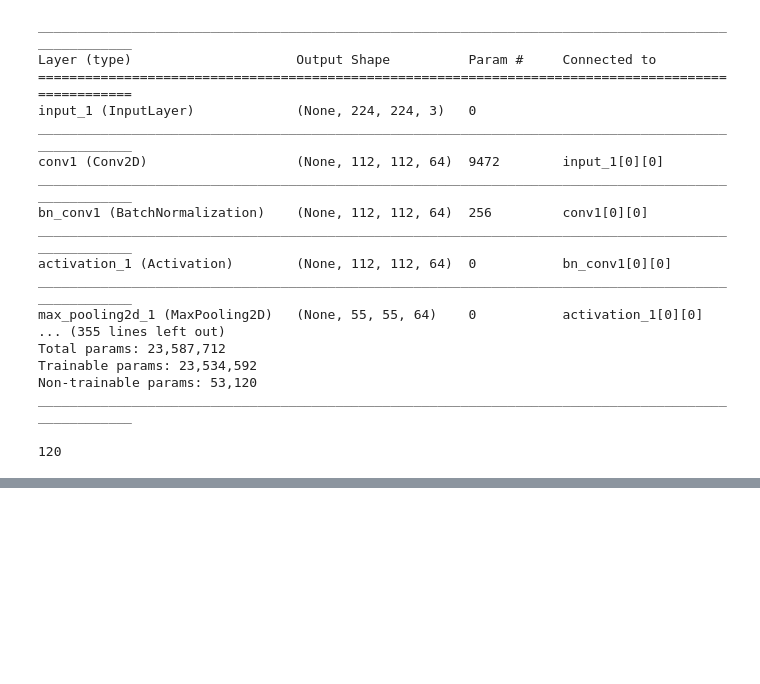
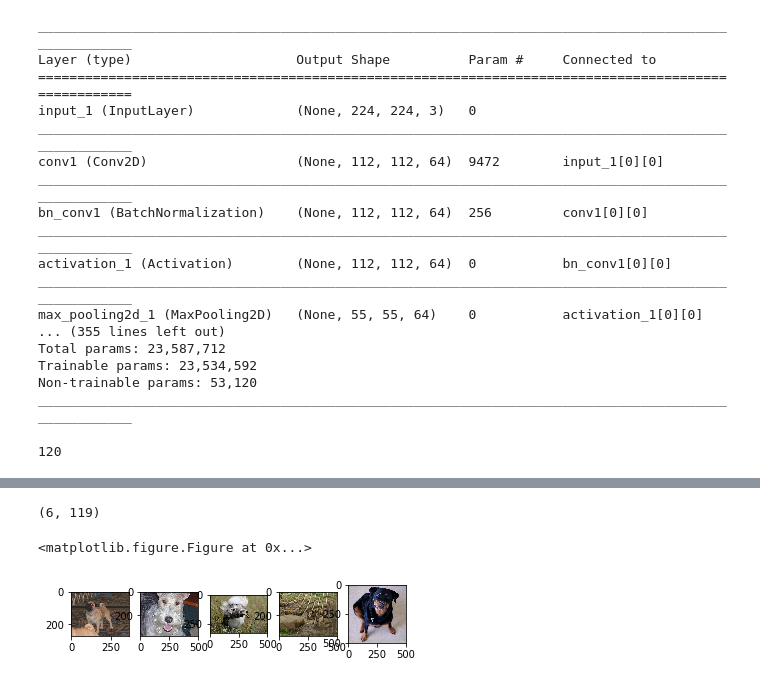
Before and after one commit to pfulop/resnetMyTensor, a Jupyter notebook: Lab5.ipynb, the cells around one changed output, grey strips where cells are left out. Drawn from its saved outputs; the diff is of its cells as text; code cells hidden in the pictures; blank space fills up the shorter version.

```diff
--- a/Lab5.ipynb
+++ b/Lab5.ipynb
@@ -66,0 +277,15 @@ Epoch 1/1
+# %%
+f = plt.figure(figsize=(12,6))
+imgs
+print((correct[18], pred[18]))
+# %% [output]
+(6, 119)
+<matplotlib.figure.Figure at 0x...>
+# %%
+for i in range(len(imgs)):
+    plt.subplot(1*100 + len(imgs) * 10 + i+1)
+    plt.imshow(imgs[i])
+
+plt.show()
+# %% [output]
+[figure, added]
```
Also changed, not shown: parts of 69 cells of this notebook, 1 other file.
